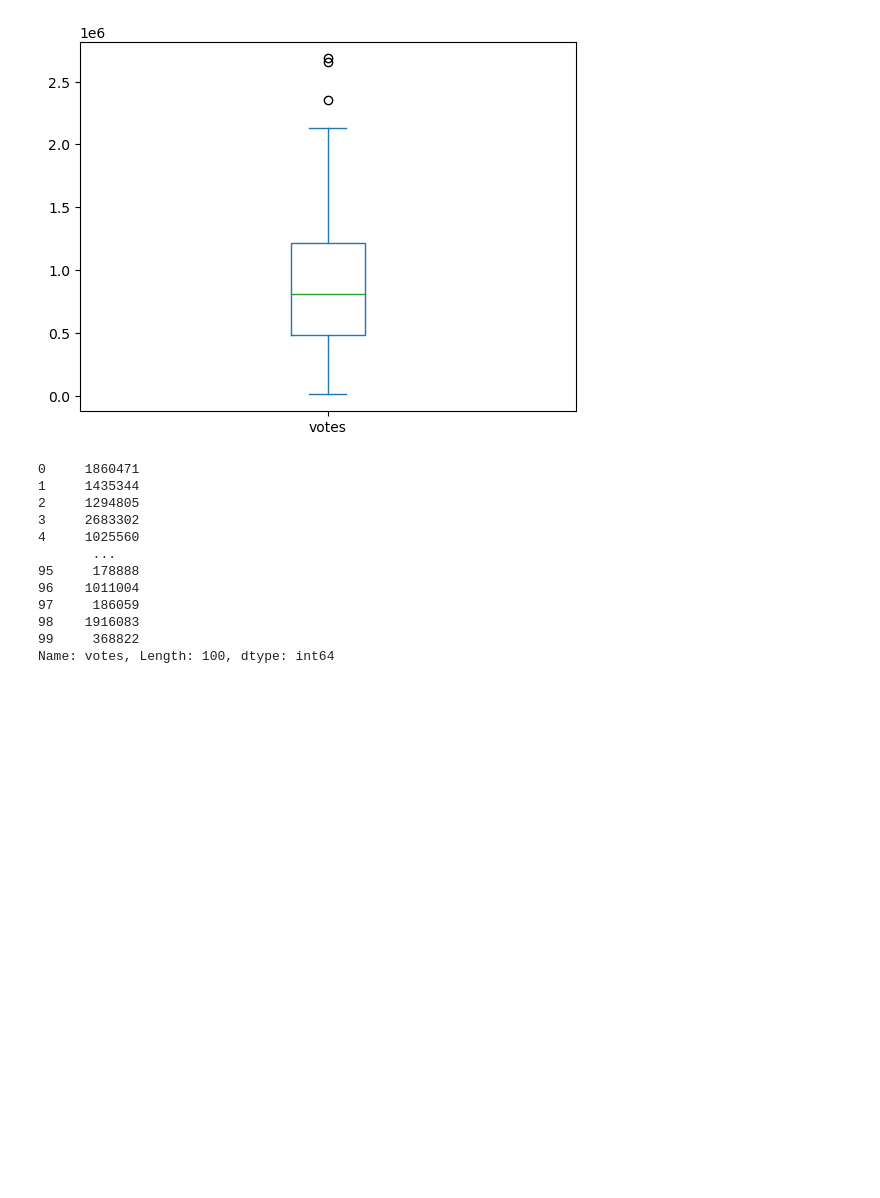
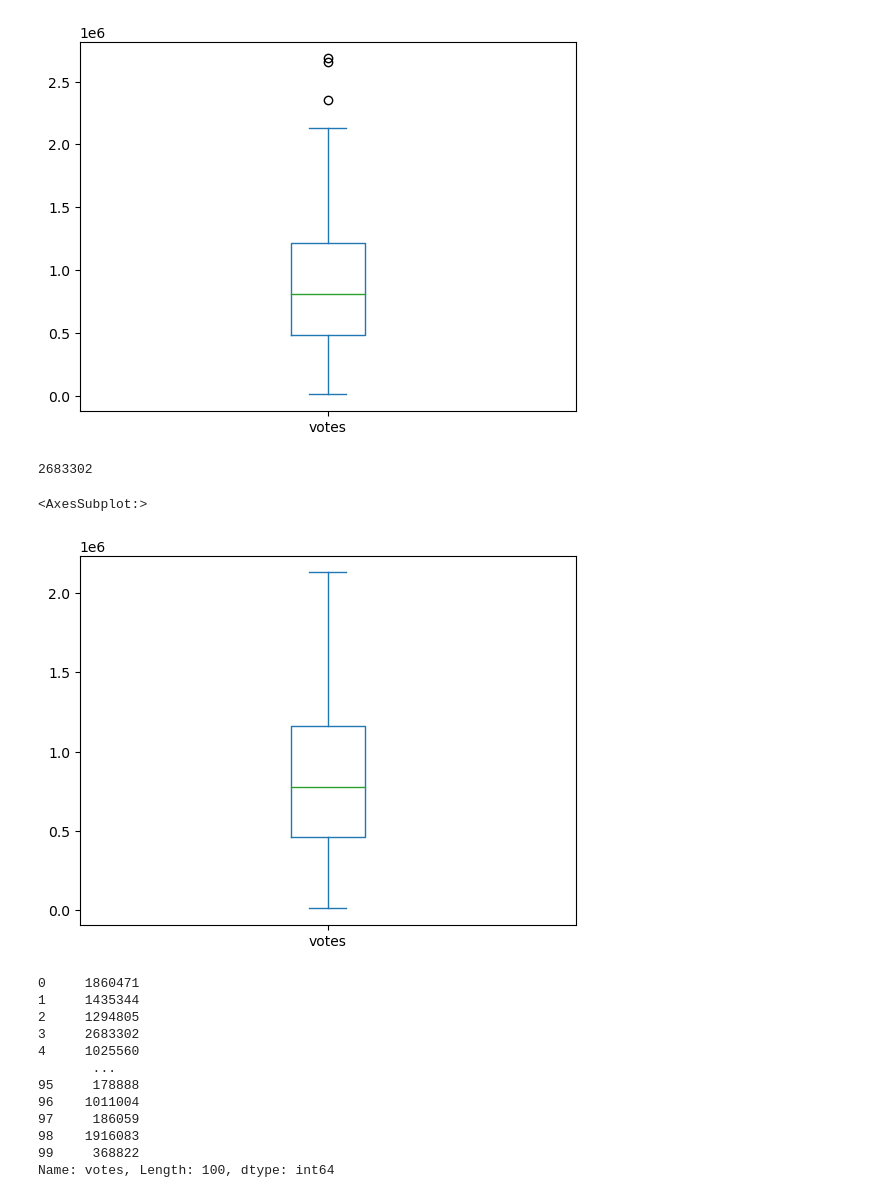
Before and after one commit to dalikey/portfolio-data-science, a Jupyter notebook: Portfolio assignment 6.ipynb, the cells around one changed output. Saved outputs shown, nothing was run; the diff lists cells and outputs as text; code cells hidden in the pictures; blank space fills up the shorter version.

```diff
--- a/Portfolio assignment 6.ipynb
+++ b/Portfolio assignment 6.ipynb
@@ -264,6 +241,17 @@ df['votes'].plot(kind='box')
 # %% [output]
 <AxesSubplot:>
 [figure]
+# %%
+df['votes'].max()
+# %% [output]
+2683302
+# %%
+noOutlier = df[(df['votes'] < 2350000)]
+# %%
+noOutlier['votes'].plot(kind='box')
+# %% [output]
+<AxesSubplot:>
+[figure, added]
 # %%
 df['votes']
 # %% [output]
```
Also changed, not shown: parts of 18 cells of this notebook, 1 other file.
